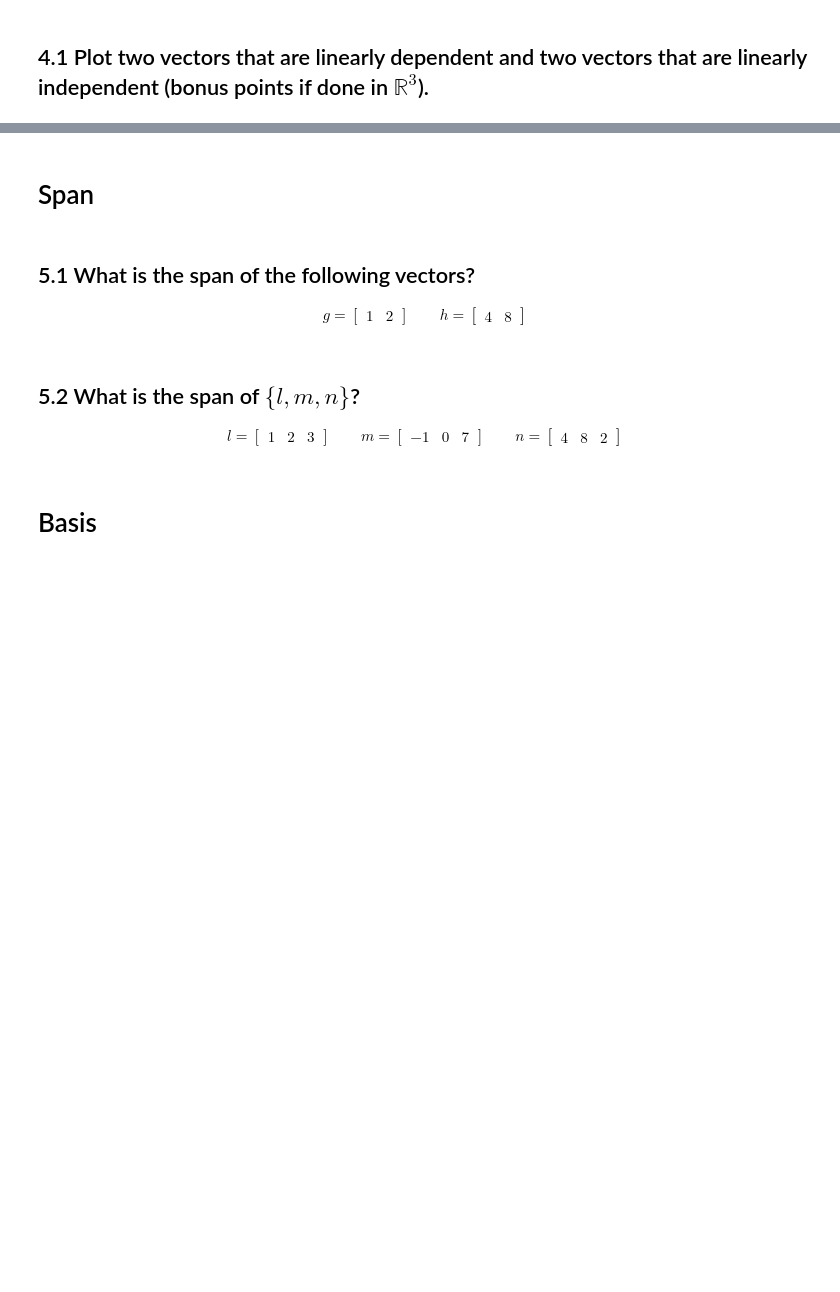
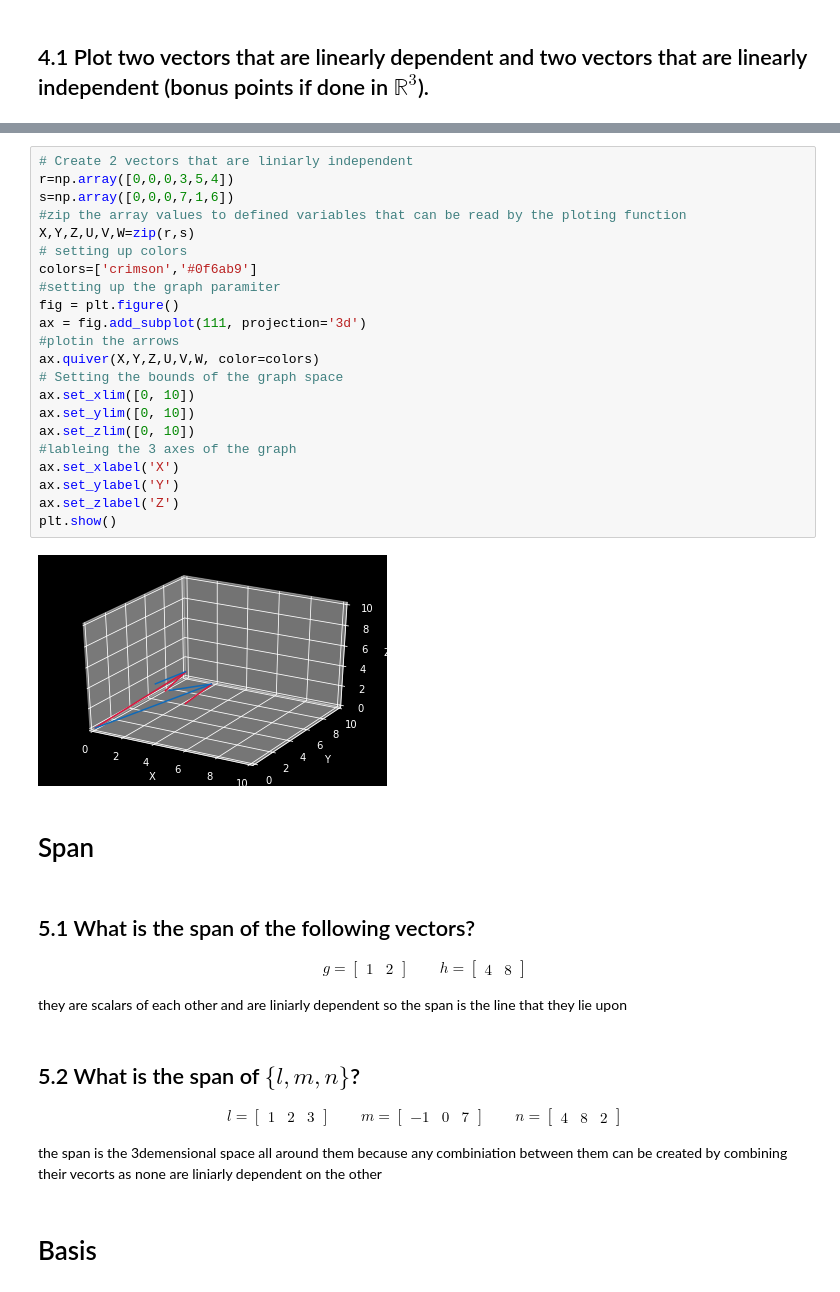
Before and after one commit to Indrejue/DS-Unit-1-Sprint-3-Linear-Algebra, a Jupyter notebook: module2-intermediate-linear-algebra/Antony_Farag_LS_DS_132_Intermediate_Linear_Algebra_Assignment.ipynb, the cells around one changed output, grey strips where cells are left out. Cells and saved outputs as stored; diff of their text form; blank space fills up the shorter version.

```diff
--- a/module2-intermediate-linear-algebra/Antony_Farag_LS_DS_132_Intermediate_Linear_Algebra_Assignment.ipynb
+++ b/module2-intermediate-linear-algebra/Antony_Farag_LS_DS_132_Intermediate_Linear_Algebra_Assignment.ipynb
@@ -227,3 +282,27 @@ f = \begin{bmatrix} 4 & 12 & 11 & 9 & 2 \end{bmatrix}
+# %%
+# Create 2 vectors that are liniarly independent
+r=np.array([0,0,0,3,5,4])
+s=np.array([0,0,0,7,1,6])
+#zip the array values to defined variables that can be read by the ploting function
+X,Y,Z,U,V,W=zip(r,s)
+# setting up colors
+colors=['crimson','#0f6ab9']
+#setting up the graph paramiter
+fig = plt.figure()
+ax = fig.add_subplot(111, projection='3d')
+#plotin the arrows
+ax.quiver(X,Y,Z,U,V,W, color=colors)
+# Setting the bounds of the graph space
+ax.set_xlim([0, 10])
+ax.set_ylim([0, 10])
+ax.set_zlim([0, 10])
+#lableing the 3 axes of the graph
+ax.set_xlabel('X')
+ax.set_ylabel('Y')
+ax.set_zlabel('Z')
+plt.show()
+# %% [output]
+[figure, added]
 # %% [markdown]
 # Span
 # %% [markdown]
@@ -234,6 +313,8 @@ g = \begin{bmatrix} 1 & 2 \end{bmatrix}
 \qquad
 h = \begin{bmatrix} 4 & 8 \end{bmatrix}
 \end{align}
+
+they are scalars of each other and are liniarly dependent so the span is the line that they lie upon
 # %% [markdown]
 ## 5.2 What is the span of $\{l, m, n\}$?
 
@@ -244,6 +325,8 @@ m = \begin{bmatrix} -1 & 0 & 7 \end{bmatrix}
 \qquad
 n = \begin{bmatrix} 4 & 8  & 2\end{bmatrix}
 \end{align}
+
+the span is the 3demensional space all around them because any combiniation between them can be created by combining their vecorts as none are liniarly dependent on the other
 # %% [markdown]
 # Basis
 # %% [markdown]
```
Also changed, not shown: parts of 14 cells of this notebook.
